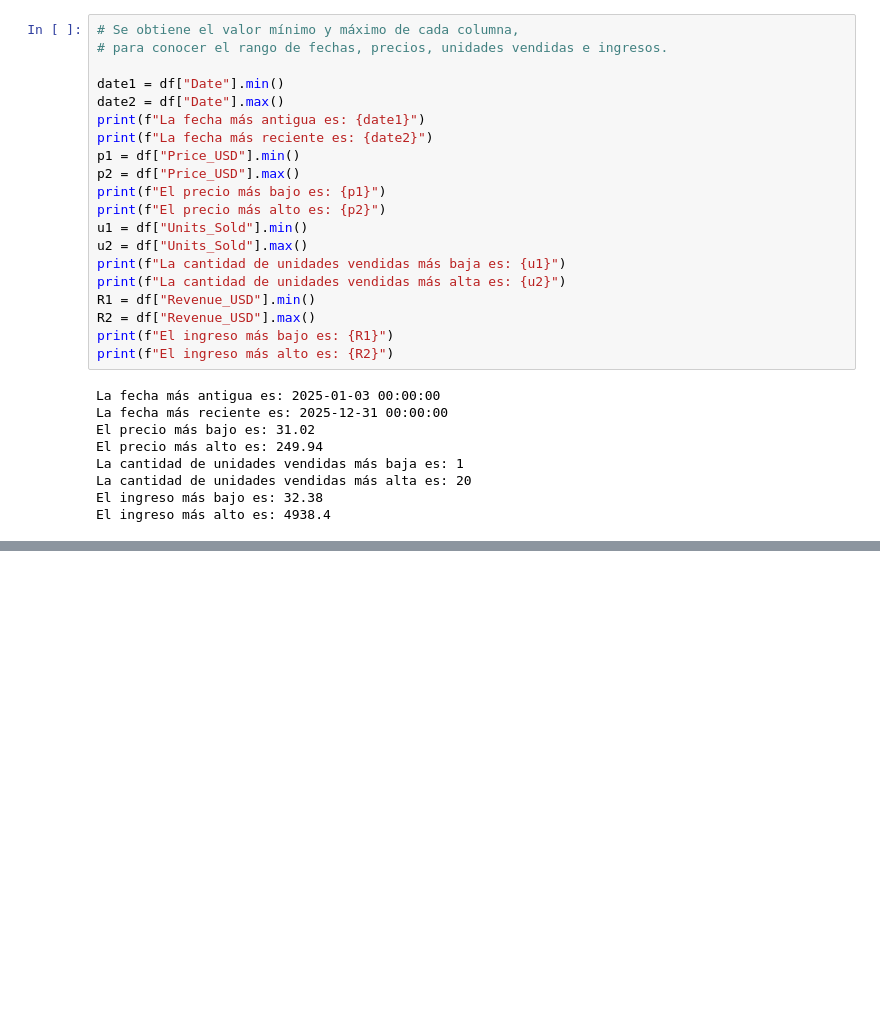
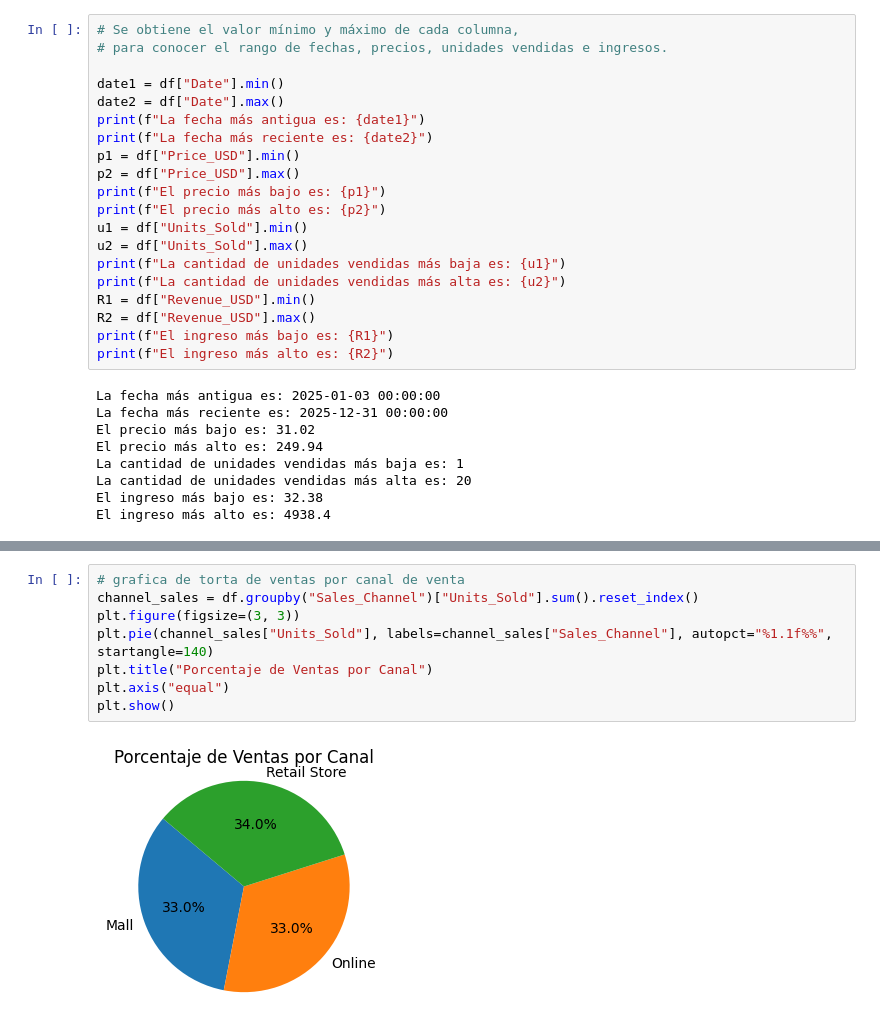
Before and after one commit to mopamerlin-boop/Entregable_Bootcamp, a Jupyter notebook: actividad1_Merlin_Moreno_Palacios.ipynb, the cells around one changed output, grey strips where cells are left out. Cells and saved outputs as stored; diff of their text form; blank space fills up the shorter version.

```diff
--- a/actividad1_Merlin_Moreno_Palacios.ipynb
+++ b/actividad1_Merlin_Moreno_Palacios.ipynb
@@ -118,0 +173,10 @@ El ingreso más alto es: 4938.4
+# %%
+# grafica de torta de ventas por canal de venta
+channel_sales = df.groupby("Sales_Channel")["Units_Sold"].sum().reset_index()
+plt.figure(figsize=(3, 3))
+plt.pie(channel_sales["Units_Sold"], labels=channel_sales["Sales_Channel"], autopct="%1.1f%%", startangle=140)
+plt.title("Porcentaje de Ventas por Canal")
+plt.axis("equal")
+plt.show()
+# %% [output]
+[figure, added]
```
Also changed, not shown: parts of 11 cells of this notebook.
